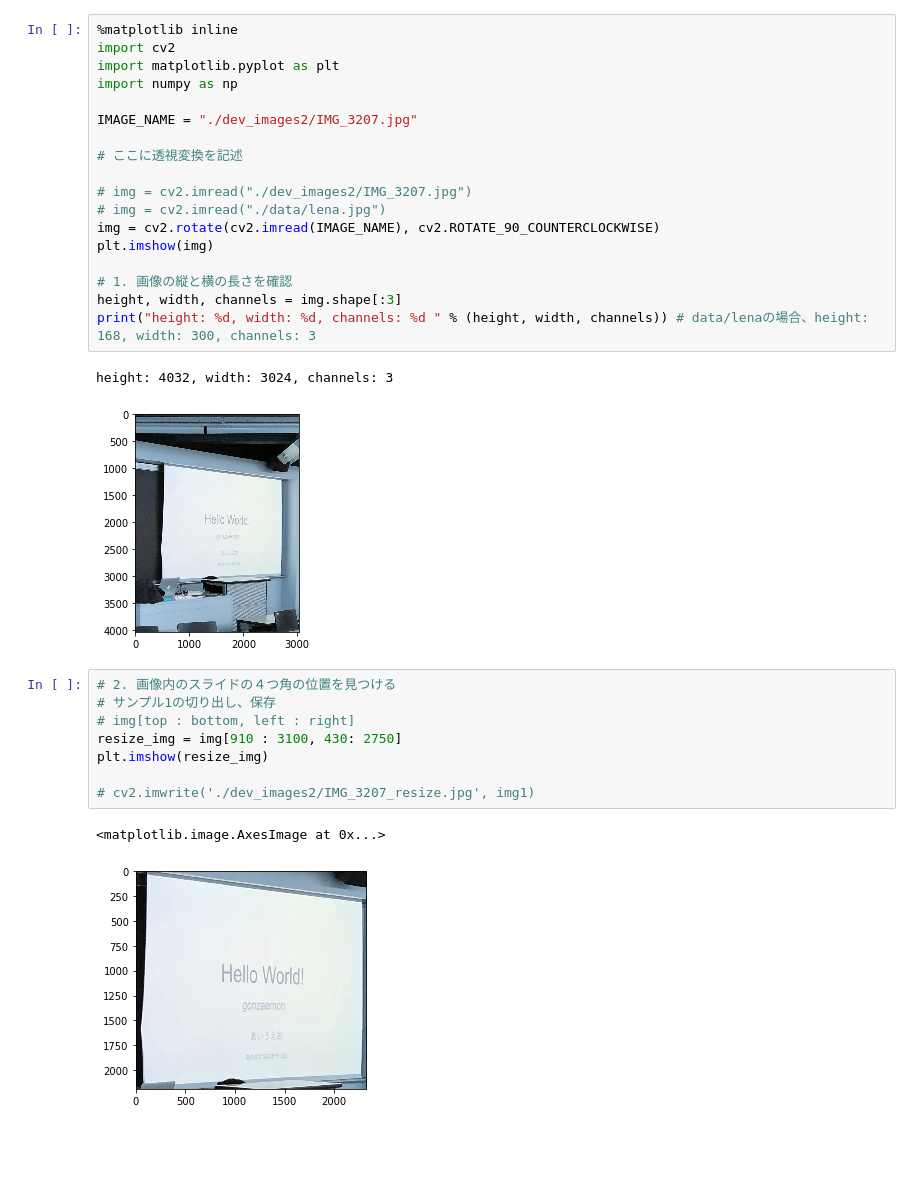
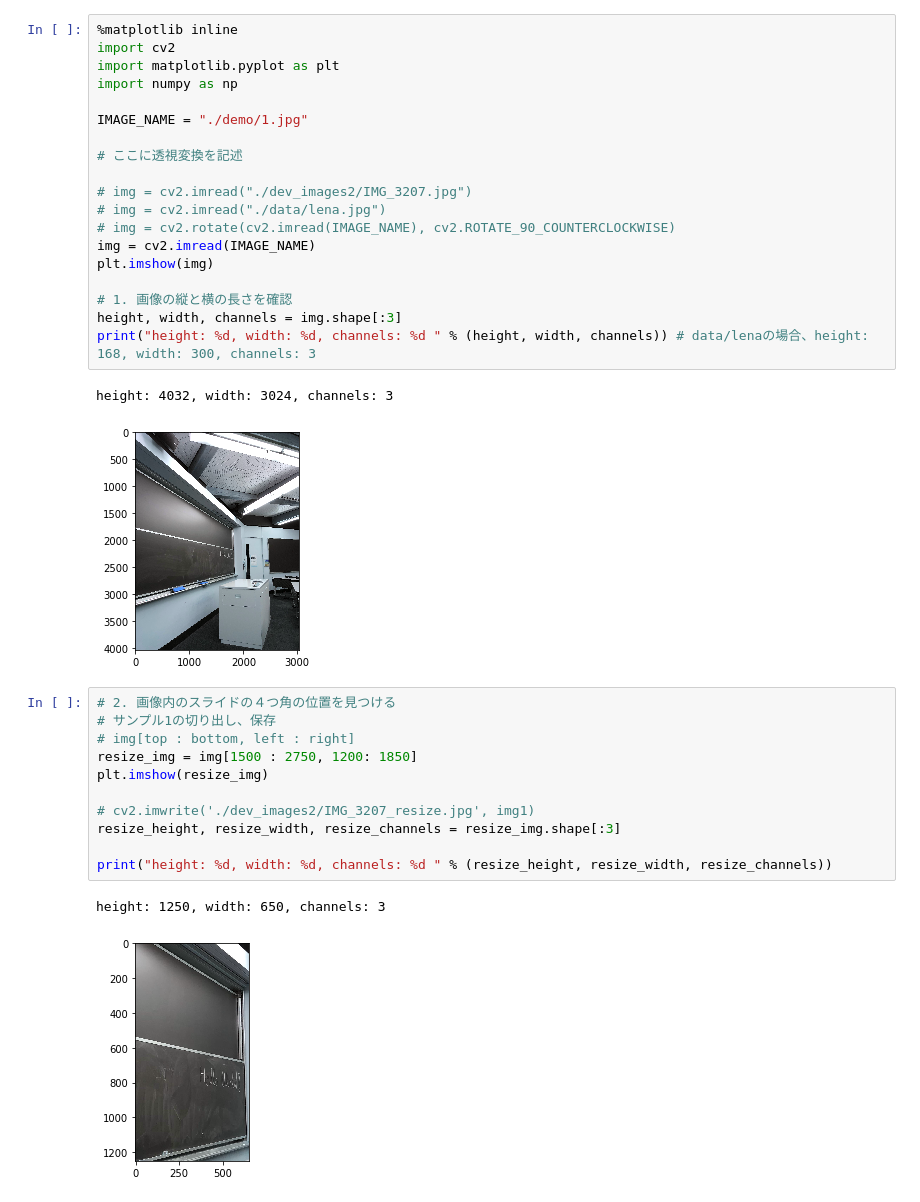
Before and after one commit to gonzaemon111/python-transformation, a Jupyter notebook: perspective2.ipynb, the cells around one changed output. Drawn from its saved outputs; the diff is of its cells as text; blank space fills up the shorter version.

```diff
--- a/perspective2.ipynb
+++ b/perspective2.ipynb
@@ -4,13 +4,14 @@ import cv2
 import matplotlib.pyplot as plt
 import numpy as np
 
-IMAGE_NAME = "./dev_images2/IMG_3207.jpg"
+IMAGE_NAME = "./demo/1.jpg"
 
 # ここに透視変換を記述
 
 # img = cv2.imread("./dev_images2/IMG_3207.jpg")
 # img = cv2.imread("./data/lena.jpg")
-img = cv2.rotate(cv2.imread(IMAGE_NAME), cv2.ROTATE_90_COUNTERCLOCKWISE)
+# img = cv2.rotate(cv2.imread(IMAGE_NAME), cv2.ROTATE_90_COUNTERCLOCKWISE)
+img = cv2.imread(IMAGE_NAME)
 plt.imshow(img)
 
 # 1. 画像の縦と横の長さを確認
@@ -18,17 +19,20 @@ height, width, channels = img.shape[:3]
 print("height: %d, width: %d, channels: %d " % (height, width, channels)) # data/lenaの場合、height: 168, width: 300, channels: 3
 # %% [output]
 height: 4032, width: 3024, channels: 3
-[figure, old version]
+[figure, new version]
 # %%
 # 2. 画像内のスライドの４つ角の位置を見つける
 # サンプル1の切り出し、保存
 # img[top : bottom, left : right]
-resize_img = img[910 : 3100, 430: 2750]
+resize_img = img[1500 : 2750, 1200: 1850]
 plt.imshow(resize_img)
 
 # cv2.imwrite('./dev_images2/IMG_3207_resize.jpg', img1)
+resize_height, resize_width, resize_channels = resize_img.shape[:3]
+
+print("height: %d, width: %d, channels: %d " % (resize_height, resize_width, resize_channels))
 # %% [output]
-<matplotlib.image.AxesImage at 0x...>
+height: 1250, width: 650, channels: 3
-[figure, old version]
+[figure, new version]
 # %%
 # 3. そこに合わせて透視変換を行う
```
Also changed, not shown: parts of 1 cell of this notebook, 3 other files.
